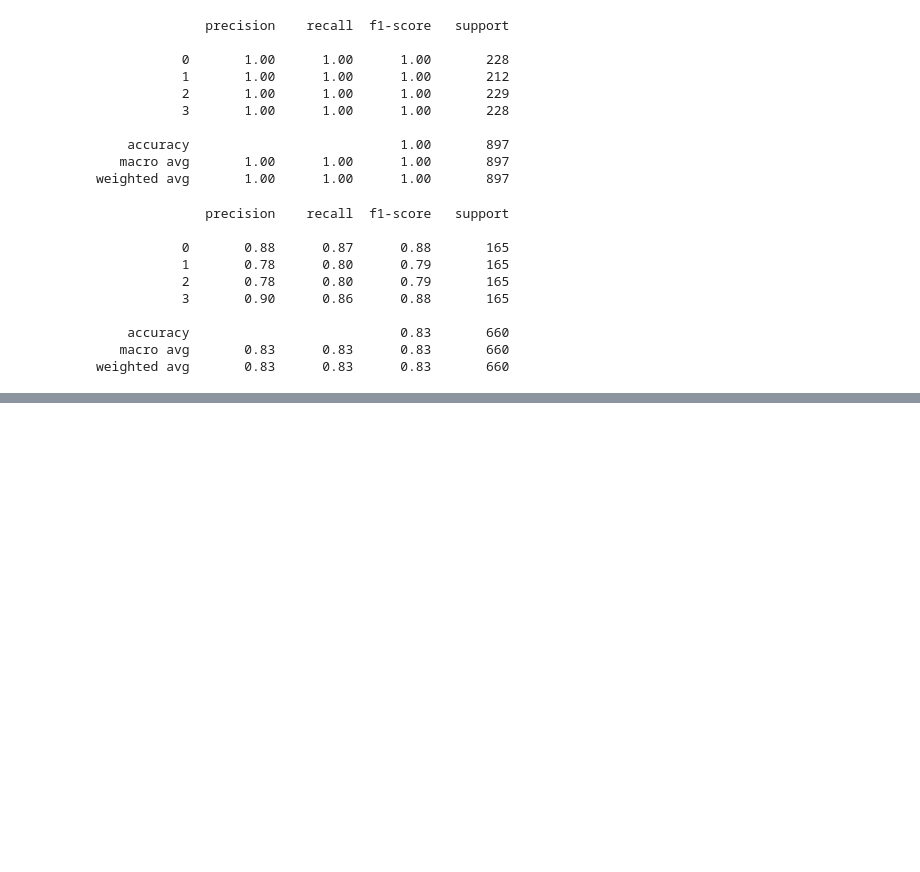
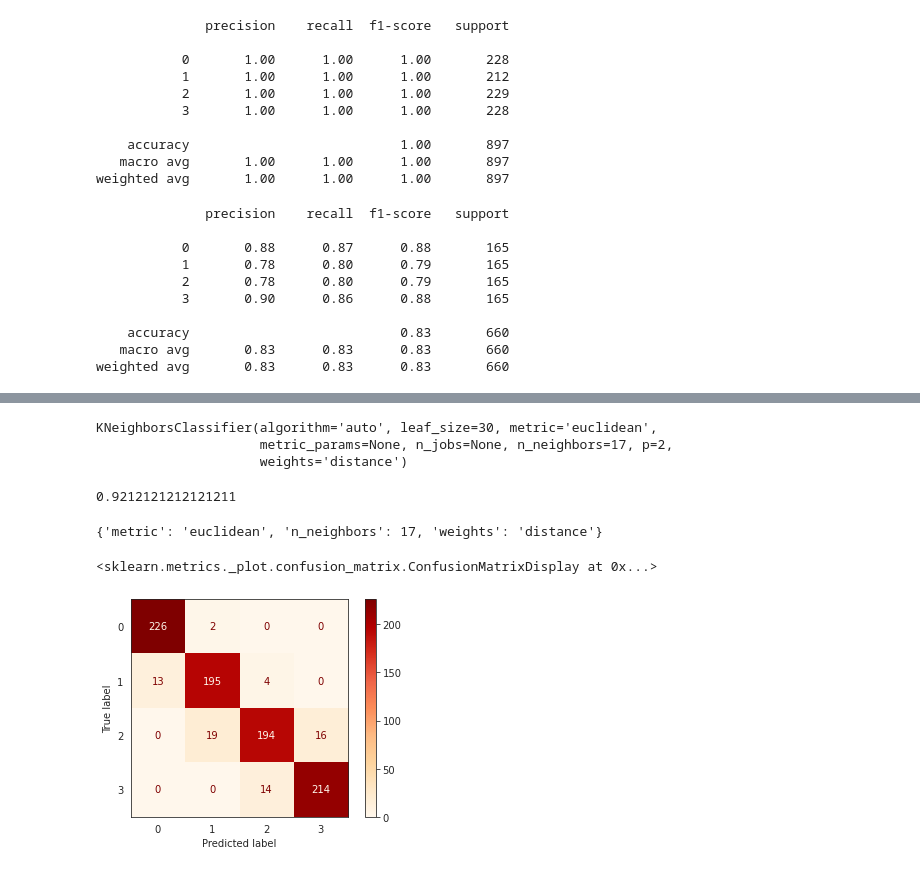
Before and after one commit to JyotiChiluka/Mobile-Price-Range-Prediction_Classification, a Jupyter notebook: Mobile_Price_Range_Prediction.ipynb, the cells around one changed output, grey strips where cells are left out. Drawn from its saved outputs; the diff is of its cells as text; code cells hidden in the pictures; blank space fills up the shorter version.

```diff
--- a/Mobile_Price_Range_Prediction.ipynb
+++ b/Mobile_Price_Range_Prediction.ipynb
@@ -1286,0 +1299,17 @@ weighted avg       0.83      0.83      0.83       660
+# %%
+#grid parameters
+grid_params = {
+    'n_neighbors' : [3,5,7,11,13,17,19],
+    'weights' : ['uniform','distance'],
+    'metric' : ['euclidean','manhattan']
+}
+
+gs = GridSearchCV(
+    KNeighborsClassifier(),
+    grid_params,
+    verbose=1,
+    cv = 5,
+    n_jobs = -1
+    )
+# %%
+gs_results = gs.fit(X_train,y_train)
@@ -1286,0 +1353,2 @@ weighted avg       0.83      0.83      0.83       660
+# %%
+gs_results2 = gs.fit(X_test,y_test)
@@ -1286,0 +1374,20 @@ weighted avg       0.83      0.83      0.83       660
+# %%
+gs_results2.best_estimator_
+# %% [output]
+KNeighborsClassifier(algorithm='auto', leaf_size=30, metric='euclidean',
+                     metric_params=None, n_jobs=None, n_neighbors=17, p=2,
+                     weights='distance')
+# %%
+gs_results2.best_score_
+# %% [output]
+0.9212121212121211
+# %%
+gs_results2.best_params_
+# %% [output]
+{'metric': 'euclidean', 'n_neighbors': 17, 'weights': 'distance'}
+# %%
+#plotting confusion matrix for train set
+plot_confusion_matrix(gs_results2,X_train, y_train , values_format='d',cmap="OrRd")
+# %% [output]
+<sklearn.metrics._plot.confusion_matrix.ConfusionMatrixDisplay at 0x...>
+[figure, added]
```
Also changed, not shown: parts of 45 cells of this notebook.
